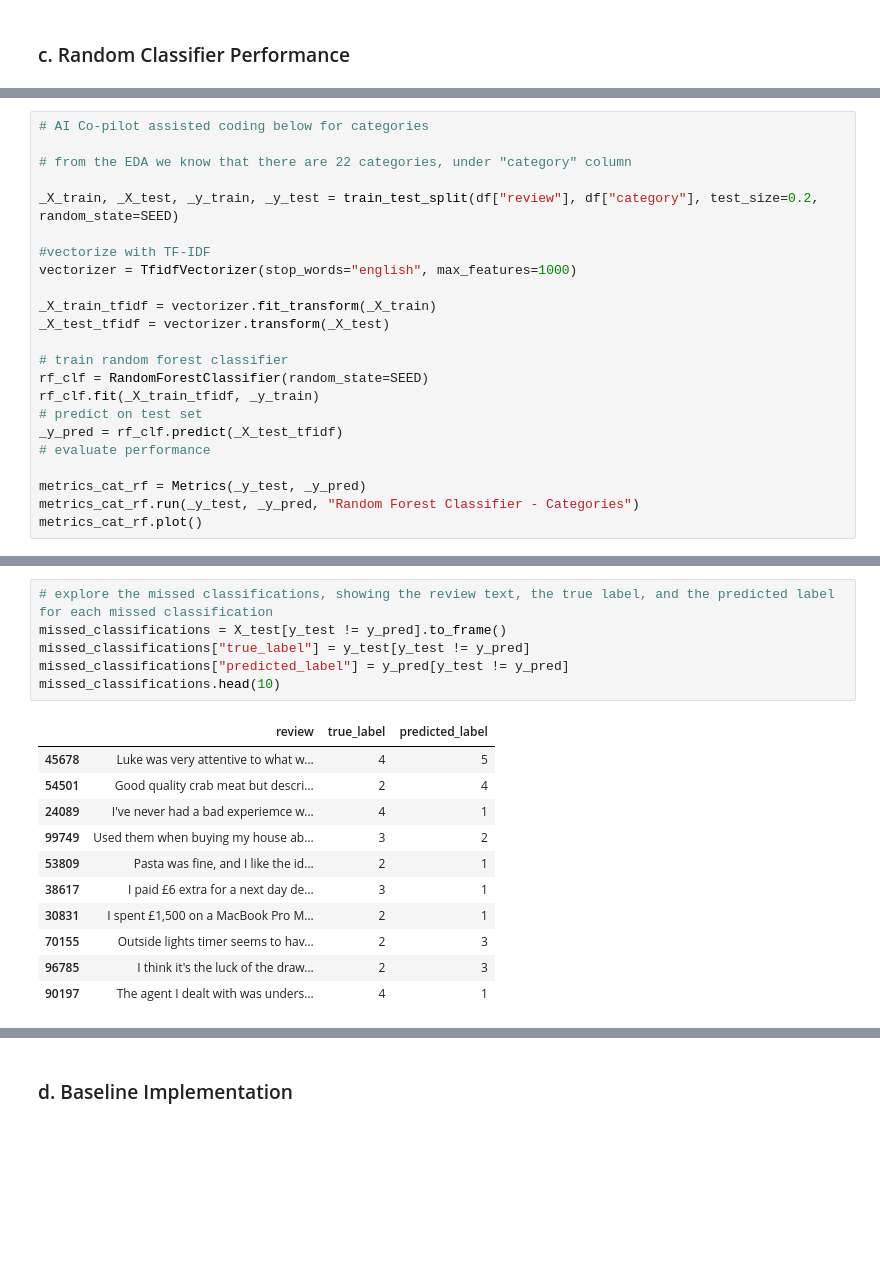
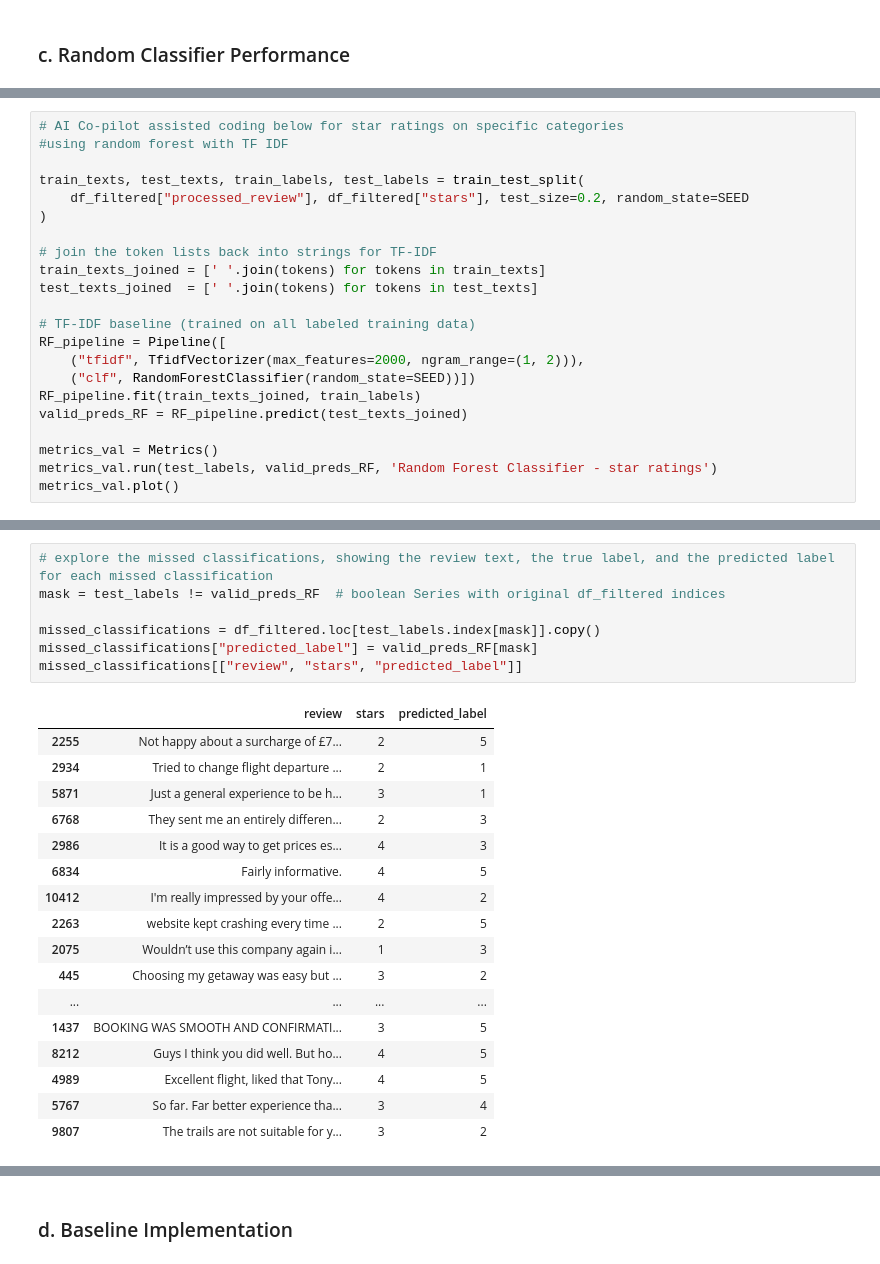
Before and after one commit to majoargote/advanced_nlp_final, a Jupyter notebook: scripts/Part_1.ipynb, the cells around one changed output, grey strips where cells are left out. Drawn from its saved outputs; the diff is of its cells as text; blank space fills up the shorter version.

Commit message:
finishing Part_1 notebook with the random and RF classifier. and added init.py to scripts folder

```diff
--- a/scripts/Part_1.ipynb
+++ b/scripts/Part_1.ipynb
@@ -91,24 +188,23 @@ from scripts.utils import Metrics
 # %%
-# AI Co-pilot assisted coding below for categories
+# AI Co-pilot assisted coding below for star ratings on specific categories
+#using random forest with TF IDF
 
-# from the EDA we know that there are 22 categories, under "category" column
+train_texts, test_texts, train_labels, test_labels = train_test_split(
+    df_filtered["processed_review"], df_filtered["stars"], test_size=0.2, random_state=SEED
+)
 
-_X_train, _X_test, _y_train, _y_test = train_test_split(df["review"], df["category"], test_size=0.2, random_state=SEED)
+# join the token lists back into strings for TF-IDF
+train_texts_joined = [' '.join(tokens) for tokens in train_texts]
+test_texts_joined  = [' '.join(tokens) for tokens in test_texts]
 
-#vectorize with TF-IDF
-vectorizer = TfidfVectorizer(stop_words="english", max_features=1000)
+# TF-IDF baseline (trained on all labeled training data)
+RF_pipeline = Pipeline([
+    ("tfidf", TfidfVectorizer(max_features=2000, ngram_range=(1, 2))),
+    ("clf", RandomForestClassifier(random_state=SEED))])
+RF_pipeline.fit(train_texts_joined, train_labels)
+valid_preds_RF = RF_pipeline.predict(test_texts_joined)
 
-_X_train_tfidf = vectorizer.fit_transform(_X_train)
-_X_test_tfidf = vectorizer.transform(_X_test)
-
-# train random forest classifier
-rf_clf = RandomForestClassifier(random_state=SEED)
-rf_clf.fit(_X_train_tfidf, _y_train)
-# predict on test set
-_y_pred = rf_clf.predict(_X_test_tfidf)
-# evaluate performance
-
-metrics_cat_rf = Metrics(_y_test, _y_pred)
-metrics_cat_rf.run(_y_test, _y_pred, "Random Forest Classifier - Categories")
-metrics_cat_rf.plot()
+metrics_val = Metrics()
+metrics_val.run(test_labels, valid_preds_RF, 'Random Forest Classifier - star ratings')
+metrics_val.plot()
 # %% [output]
@@ -145,21 +212,28 @@ metrics_rf_clf.plot()
 # %%
 # explore the missed classifications, showing the review text, the true label, and the predicted label for each missed classification
-missed_classifications = X_test[y_test != y_pred].to_frame()
-missed_classifications["true_label"] = y_test[y_test != y_pred]
-missed_classifications["predicted_label"] = y_pred[y_test != y_pred]
-missed_classifications.head(10)
+mask = test_labels != valid_preds_RF  # boolean Series with original df_filtered indices
+
+missed_classifications = df_filtered.loc[test_labels.index[mask]].copy()
+missed_classifications["predicted_label"] = valid_preds_RF[mask]
+missed_classifications[["review", "stars", "predicted_label"]]
 # %% [output]
-|  | review | true_label | predicted_label |
-| 45678 | Luke was very attentive to what w... | 4 | 5 |
-| 54501 | Good quality crab meat but descri... | 2 | 4 |
-| 24089 | I've never had a bad experiemce w... | 4 | 1 |
-| 99749 | Used them when buying my house ab... | 3 | 2 |
-| 53809 | Pasta was fine, and I like the id... | 2 | 1 |
-| 38617 | I paid £6 extra for a next day de... | 3 | 1 |
-| 30831 | I spent £1,500 on a MacBook Pro M... | 2 | 1 |
-| 70155 | Outside lights timer seems to hav... | 2 | 3 |
-| 96785 | I think it's the luck of the draw... | 2 | 3 |
-| 90197 | The agent I dealt with was unders... | 4 | 1 |
+|  | review | stars | predicted_label |
+| 2255 | Not happy about a surcharge of £7... | 2 | 5 |
+| 2934 | Tried to change flight departure ... | 2 | 1 |
+| 5871 | Just a general experience to be h... | 3 | 1 |
+| 6768 | They sent me an entirely differen... | 2 | 3 |
+| 2986 | It is a good way to get prices es... | 4 | 3 |
+| 6834 | Fairly informative. | 4 | 5 |
+| 10412 | I'm really impressed by your offe... | 4 | 2 |
+| 2263 | website kept crashing every time ... | 2 | 5 |
+| 2075 | Wouldn’t use this company again i... | 1 | 3 |
+| 445 | Choosing my getaway was easy but ... | 3 | 2 |
+| ... | ... | ... | ... |
+| 1437 | BOOKING WAS SMOOTH AND CONFIRMATI... | 3 | 5 |
+| 8212 | Guys I think you did well. But ho... | 4 | 5 |
+| 4989 | Excellent flight, liked that Tony... | 4 | 5 |
+| 5767 | So far. Far better experience tha... | 3 | 4 |
+| 9807 | The trails are not suitable for y... | 3 | 2 |
 # %% [markdown]
 **Commentary**
 
```
Also changed, not shown: parts of 13 cells of this notebook, 1 other file.
